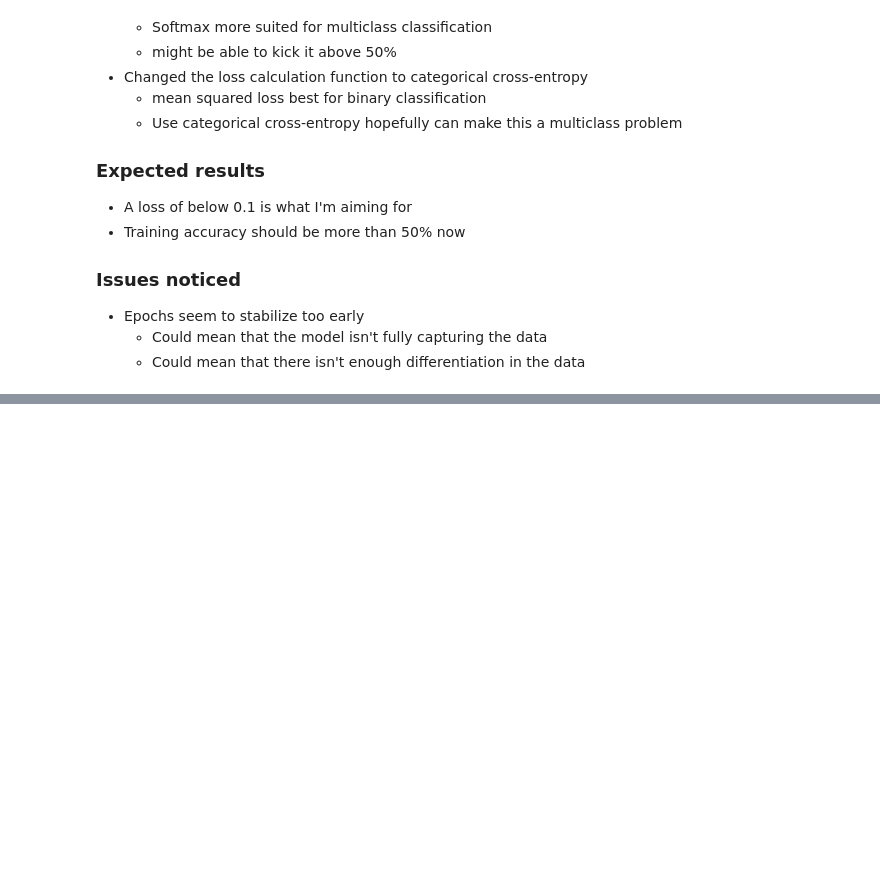
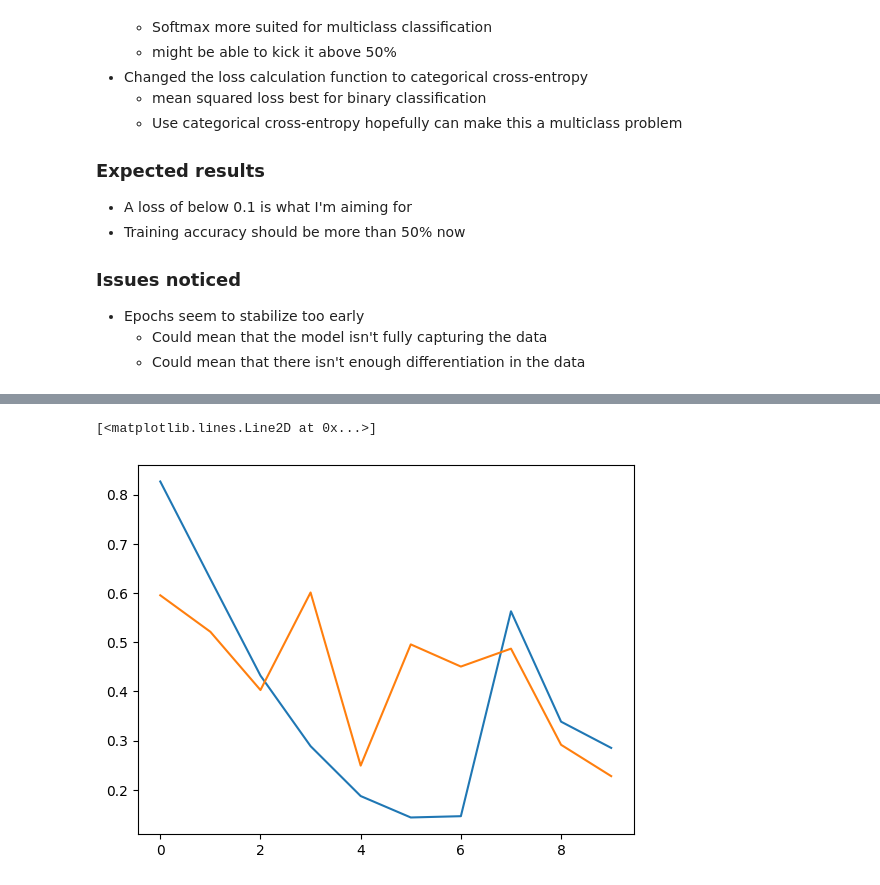
Before and after one commit to Riddy21/EEG_Model_Training, a Jupyter notebook: EEG_Binary_Classification_CNN-RNN_Trial-1.ipynb, the cells around one changed output, grey strips where cells are left out. Saved outputs shown, nothing was run; the diff lists cells and outputs as text; code cells hidden in the pictures; blank space fills up the shorter version.

```diff
--- a/EEG_Binary_Classification_CNN-RNN_Trial-1.ipynb
+++ b/EEG_Binary_Classification_CNN-RNN_Trial-1.ipynb
@@ -413,3 +517,9 @@ model.save("firstattempt.h5")
+# %%
+plt.plot(results.history['loss'])
+plt.plot(results.history['val_loss'])
+# %% [output]
+[<matplotlib.lines.Line2D at 0x...>]
+[figure, added]
 # %% [markdown]
 # Appendix
 
```
Also changed, not shown: parts of 29 cells of this notebook, 3 other files.
